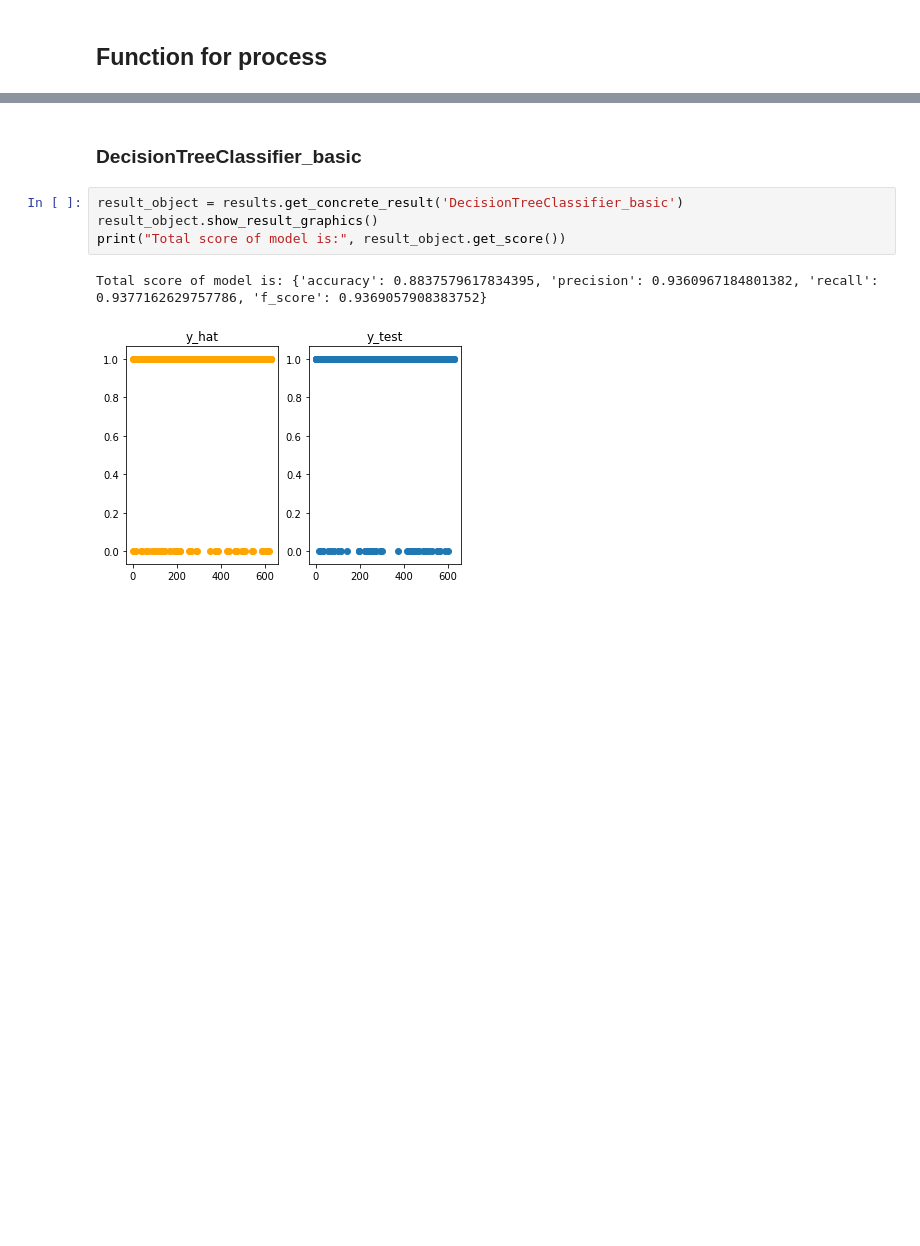
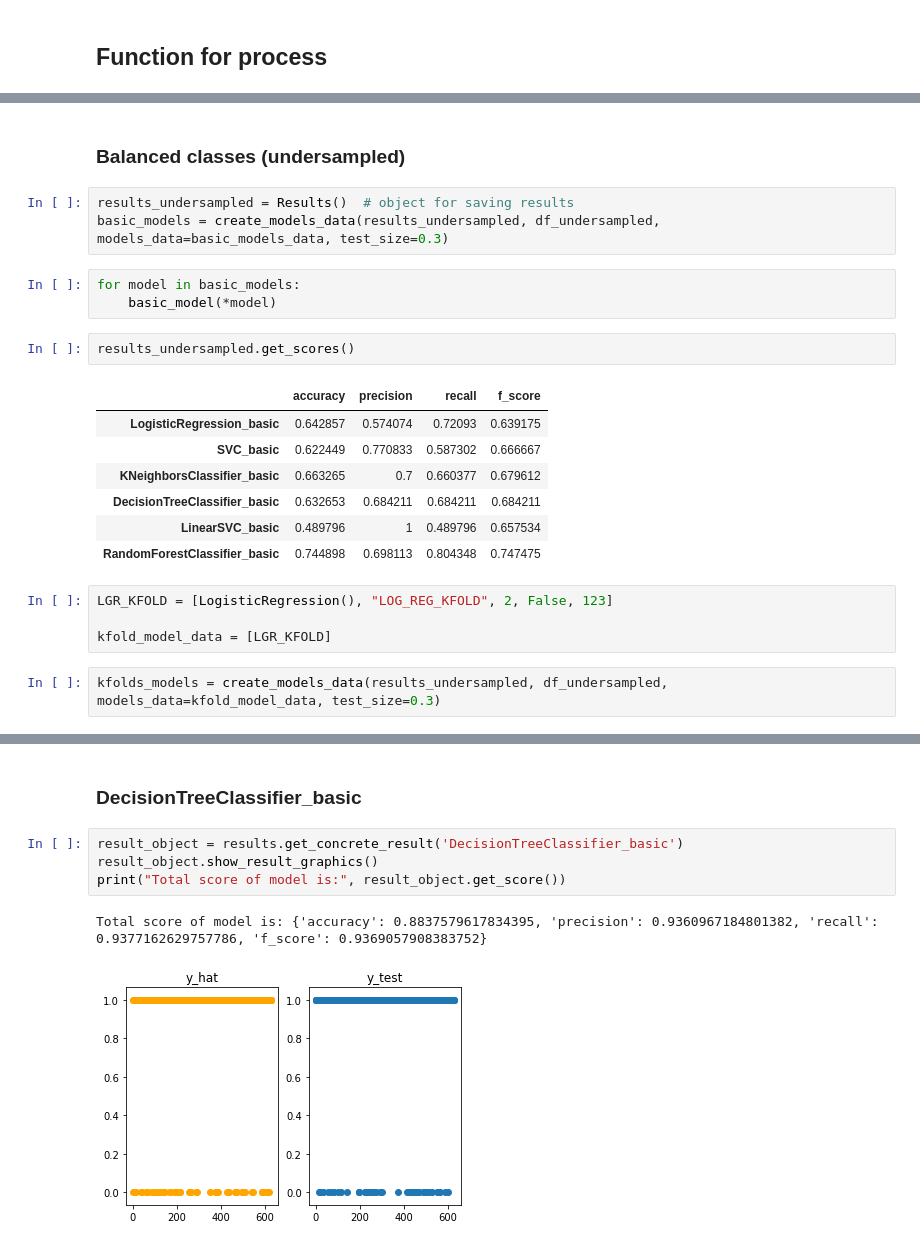
Before and after one commit to Belket/ResperatoryDeseaseClassification, a Jupyter notebook: Disease classification.ipynb, the cells around one changed output, grey strips where cells are left out. Cells and saved outputs as stored; diff of their text form; blank space fills up the shorter version.

```diff
--- a/Disease classification.ipynb
+++ b/Disease classification.ipynb
@@ -246,0 +262,24 @@ number of patients of class 0 was too low
+# %% [markdown]
+### Balanced classes (undersampled)
+# %%
+results_undersampled = Results()  # object for saving results
+basic_models = create_models_data(results_undersampled, df_undersampled, models_data=basic_models_data, test_size=0.3)
+# %%
+for model in basic_models:
+    basic_model(*model)
+# %%
+results_undersampled.get_scores()
+# %% [output]
+|  | accuracy | precision | recall | f_score |
+| LogisticRegression_basic | 0.642857 | 0.574074 | 0.72093 | 0.639175 |
+| SVC_basic | 0.622449 | 0.770833 | 0.587302 | 0.666667 |
+| KNeighborsClassifier_basic | 0.663265 | 0.7 | 0.660377 | 0.679612 |
+| DecisionTreeClassifier_basic | 0.632653 | 0.684211 | 0.684211 | 0.684211 |
+| LinearSVC_basic | 0.489796 | 1 | 0.489796 | 0.657534 |
+| RandomForestClassifier_basic | 0.744898 | 0.698113 | 0.804348 | 0.747475 |
+# %%
+LGR_KFOLD = [LogisticRegression(), "LOG_REG_KFOLD", 2, False, 123]
+
+kfold_model_data = [LGR_KFOLD]
+# %%
+kfolds_models = create_models_data(results_undersampled, df_undersampled, models_data=kfold_model_data, test_size=0.3)
```
Also changed, not shown: parts of 30 cells of this notebook.
